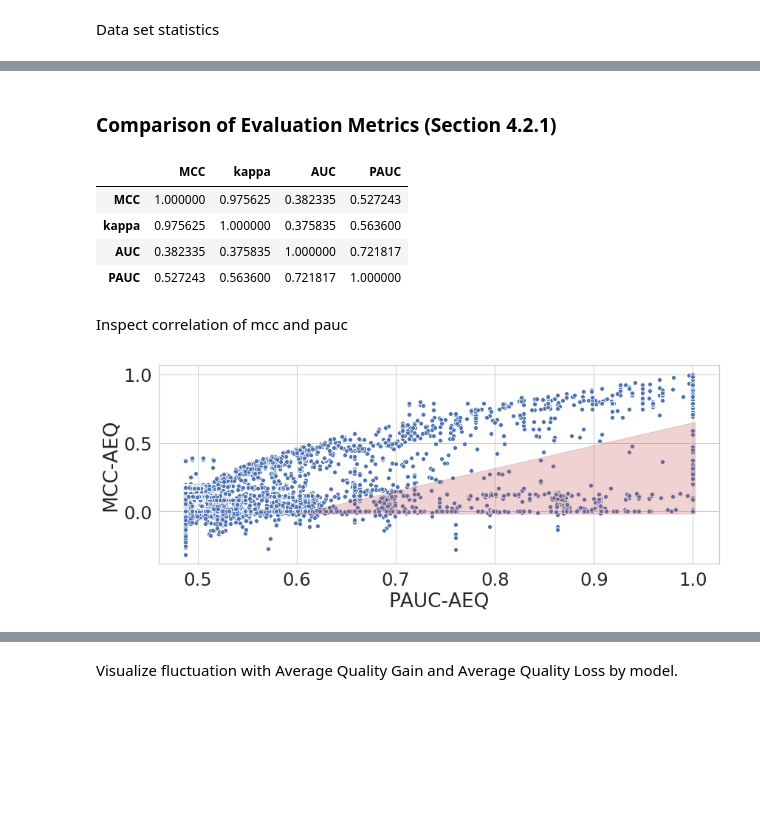
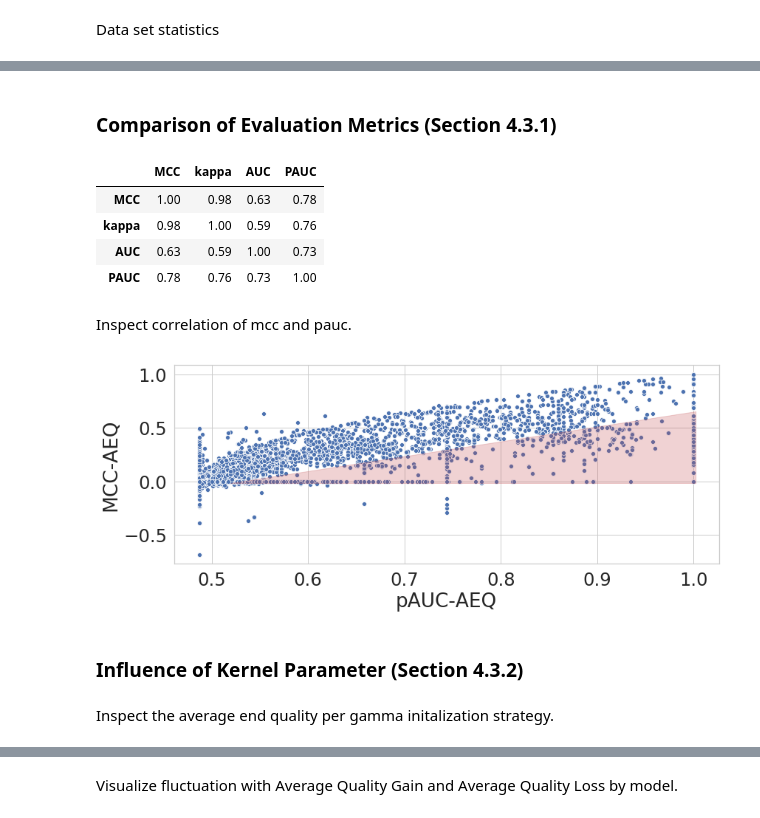
Before and after one commit to kit-dbis/ocal-evaluation, a Jupyter notebook: notebooks/evaluation_part1.ipynb, the cells around one changed output, grey strips where cells are left out. Drawn from its saved outputs; the diff is of its cells as text; code cells hidden in the pictures; blank space fills up the shorter version.

Commit message:
Rework evaluation.

```diff
--- a/notebooks/evaluation_part1.ipynb
+++ b/notebooks/evaluation_part1.ipynb
@@ -35,9 +35,9 @@ def num_init_labeled(x):
         return 0
 # %%
 qs_types = {
-    'data': ['MinimumMarginQs', 'ExpectedMinimumMarginQs', 'ExpectedMaximumEntropyQs', 'MinimumLossQs'],
-    'model': ['HighConfidenceQs', 'DecisionBoundaryQs', 'NeighborhoodBasedQs', 'BoundaryNeighborCombinationQs'],
-    'random': ['RandomQs', 'RandomOutlierQs']
+    'data': ['MinimumMarginPQs', 'ExpectedMinimumMarginPQs', 'ExpectedMaximumEntropyPQs', 'MinimumLossPQs'],
+    'model': ['HighConfidencePQs', 'DecisionBoundaryPQs', 'NeighborhoodBasedPQs', 'BoundaryNeighborCombinationPQs'],
+    'random': ['RandomPQs', 'RandomOutlierPQs']
 }
 qs_types = {y: x for x in qs_types for y in qs_types[x] }
 # %%
@@ -58,12 +58,16 @@ def load_csv_file(f):
     df = pd.read_csv(f)
     df.split_strategy = df.split_strategy.apply(str)
     # merge kde_errors
-    df.exit_code = df.exit_code.apply(lambda x: 'kde_error' if x in ["OneClassActiveLearning.QueryStrategies.KDEException", "PyCall.PyError"] else x)
-    df.exit_code = df.exit_code.apply(lambda x: 'missing_label' if x == "OneClassActiveLearning.QueryStrategies.MissingLabelTypeException" else x)
+    df.exit_code = df.exit_code.apply(lambda x: 'kde_error' if x in ["KDEException", "PyCall.PyError"] else x)
+    df.exit_code = df.exit_code.apply(lambda x: 'missing_label' if x == "MissingLabelTypeException" else x)
+    df.exit_code = df.exit_code.apply(lambda x: 'missing_train_data' if x == "InexactError" else x)
     # Add learning scenario
+    df['model'] = df['model'].apply(lambda x: 'SVDD' if x == 'VanillaSVDD' else x)
     df['model_type'] = df['model'].apply(lambda x: 'SSAD' if 'SSAD' in x else 'SVDD')
     df['qs_type'] = df['qs'].apply(lambda x: qs_types[x])
-    df['scenario'] = df[['split_strategy', 'initial_pool_strategy']].astype(str).apply(lambda x: '-'.join(x), axis=1)
+    df['learning_scenario'] = df[['split_strategy', 'initial_pool_strategy']].astype(str).apply(lambda x: '-'.join(x), axis=1)
     df['num_init_labeled'] = df.apply(num_init_labeled, axis=1)
+    # Remove Parkinson data set because of is size of only 40 observations (not useful with 50 AL iterations)
+    df = df[df['data_set'] != 'Parkinson']
     df_success = df.query('exit_code == "success"').reset_index(drop=True)
     return df, df_success
@@ -71,0 +74,2 @@ df, df_success = load_csv_file(evaluation_part1_file)
+# %%
+df_full, df_full_success = load_csv_file(evaluation_file)
@@ -101,5 +146,7 @@ pretty_names = {
 }
 # %% [markdown]
 ## Analysis
+# %%
+df_p1, df_p1_success = df_full.query('scenario == "evaluation_part1"'), df_full_success.query('scenario == "evaluation_part1"')
 # %% [markdown]
 Data set statistics
@@ -120,28 +174,32 @@ df.groupby(["data_set"]).max()[["num_points", "num_dimensions"]]
 # %% [markdown]
-### Comparison of Evaluation Metrics (Section 4.2.1)
+### Comparison of Evaluation Metrics (Section 4.3.1)
 # %%
-res = df_success[["m_average_end_quality", "k_average_end_quality", "auc_average_end_quality", "pauc_average_end_quality"]].rename(columns=pretty_names['AEQ']).corr('pearson')
+res = df_p1_success[["m_average_end_quality", "c_average_end_quality", "auc_average_end_quality", "pauc_average_end_quality"]].rename(columns=pretty_names['AEQ']).corr('pearson').round(2)
 print(res.to_latex()) if print_latex else res
 # %% [output]
 |  | MCC | kappa | AUC | PAUC |
-| MCC | 1.000000 | 0.975625 | 0.382335 | 0.527243 |
-| kappa | 0.975625 | 1.000000 | 0.375835 | 0.563600 |
-| AUC | 0.382335 | 0.375835 | 1.000000 | 0.721817 |
-| PAUC | 0.527243 | 0.563600 | 0.721817 | 1.000000 |
+| MCC | 1.00 | 0.98 | 0.63 | 0.78 |
+| kappa | 0.98 | 1.00 | 0.59 | 0.76 |
+| AUC | 0.63 | 0.59 | 1.00 | 0.73 |
+| PAUC | 0.78 | 0.76 | 0.73 | 1.00 |
 # %% [markdown]
-Inspect correlation of mcc and pauc
+Inspect correlation of mcc and pauc.
 # %%
 f = pretty_plot(title=f'PAUC vs. MCC',
                 x="pauc_average_end_quality",
                 y="m_average_end_quality",
-                data=df_success,
+                data=df_p1_success.sample(5000, random_state=0),
                 f = sns.scatterplot,
                 legend = None)
-f.axes[0].set_xlabel("PAUC-AEQ")
+f.axes[0].set_xlabel("pAUC-AEQ")
 f.axes[0].set_ylabel("MCC-AEQ")
 f.tight_layout()
-t1 = plt.Polygon([[0.6, -0.02], [1.0025, 0.65], [1.0025, -0.02]], alpha=0.25, color=sns.color_palette()[3], joinstyle='round')
+t1 = plt.Polygon([[0.52, -0.02], [1.0025, 0.65], [1.0025, -0.02]], alpha=0.25, color=sns.color_palette()[3], joinstyle='round')
 plt.gca().add_patch(t1)
-f.savefig(f'{plot_output_path}/eval_comp_pauc_vs_mcc.pdf')
+f.savefig(f'{plot_output_path}/eval_comp_pauc_vs_mcc_5k.pdf')
 # %% [output]
-[figure, old version]
+[figure, new version]
+# %% [markdown]
+### Influence of Kernel Parameter (Section 4.3.2)
+# %% [markdown]
+Inspect the average end quality per gamma initalization strategy.
```
Also changed, not shown: parts of 47 cells of this notebook, 15 other files.
